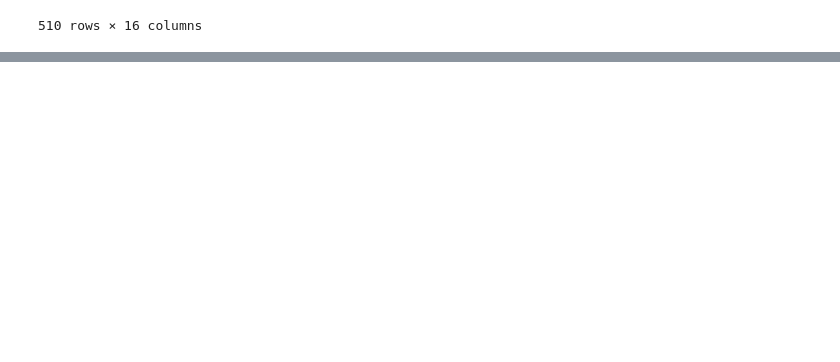
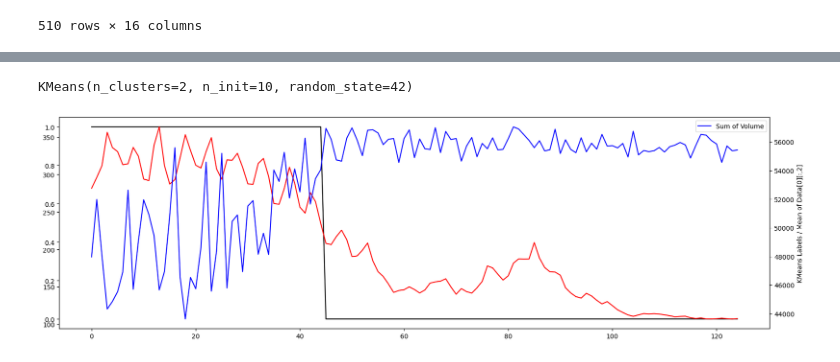
Before and after one commit to UoB-DSMP-2023-24/dsmp-2024-group-19, a Jupyter notebook: fast_tools_test.ipynb, the cells around one changed output, grey strips where cells are left out. Saved outputs shown, nothing was run; the diff lists cells and outputs as text; code cells hidden in the pictures; blank space fills up the shorter version.

```diff
--- a/fast_tools_test.ipynb
+++ b/fast_tools_test.ipynb
@@ -25,0 +78,34 @@ dfs[0]
+# %%
+scaler = MinMaxScaler()
+
+# Normalize the data
+normalized_X = scaler.fit_transform(daily_dfs.values)
+
+kmeans = KMeans(n_clusters=2, init='k-means++', random_state=42, n_init=10)
+
+kmeans.fit(normalized_X)
+# %% [output]
+KMeans(n_clusters=2, n_init=10, random_state=42)
+# %%
+import numpy as np
+import matplotlib.pyplot as plt
+
+plt.figure(figsize=(20,6))
+# Plot kmeans labels
+plt.plot(kmeans.labels_, label='KMeans Labels', c = "black")
+
+# Plot mean of data[0][:,2]
+plt.twinx()
+plt.plot([np.mean(data[0][:,3]) for data in a[0]], 'r', label='Mean of Midprice')
+plt.twinx()
+plt.plot([np.sum(data[0][:,9]) for data in a[0]], 'b', label='Sum of Volume')
+
+# Add labels and legend
+plt.xlabel('Data Point Index')
+plt.ylabel('KMeans Labels / Mean of Data[0][:,2]')
+plt.legend()
+
+# Show plot
+plt.show()
+# %% [output]
+[figure, added]
```
Also changed, not shown: parts of 4 cells of this notebook, 1 other file.
